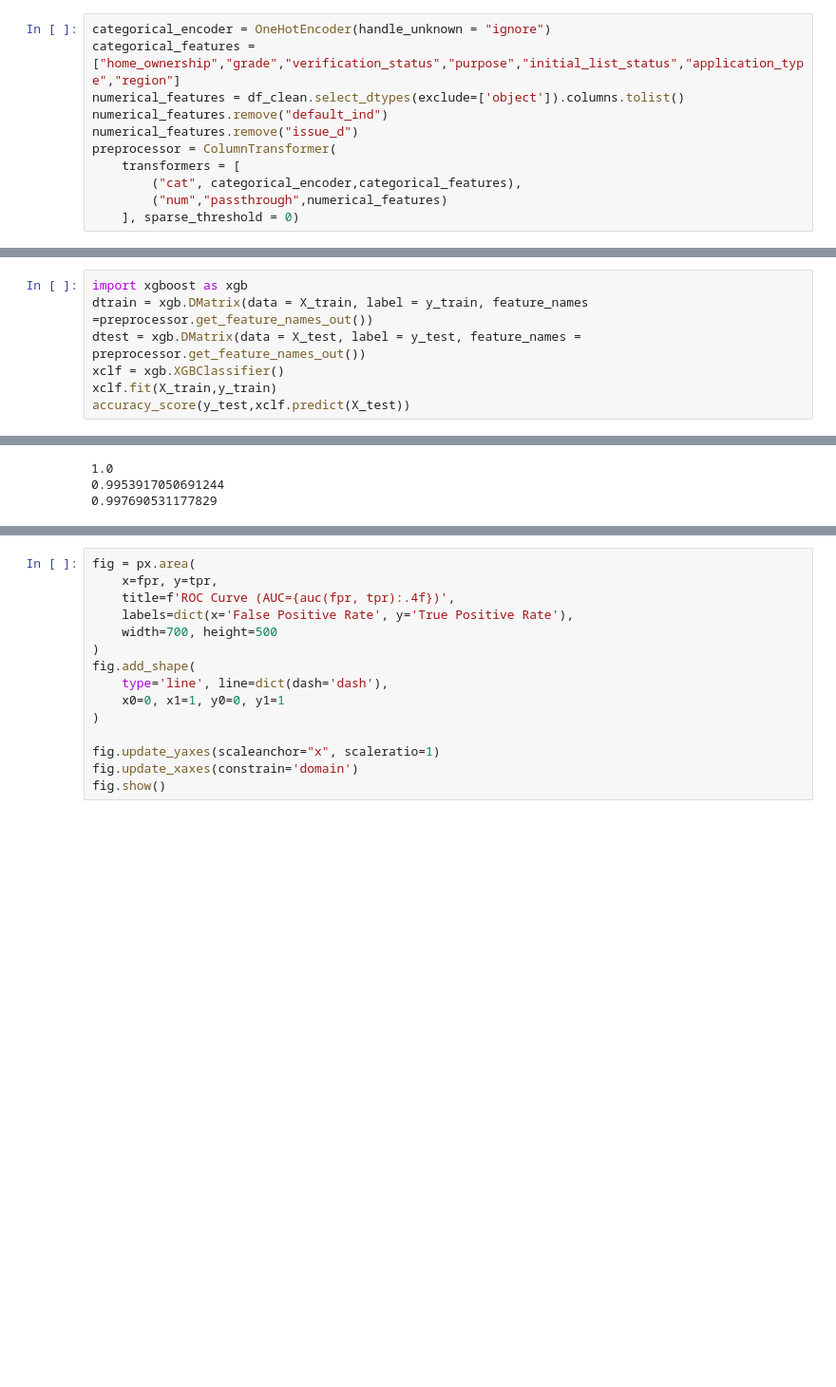
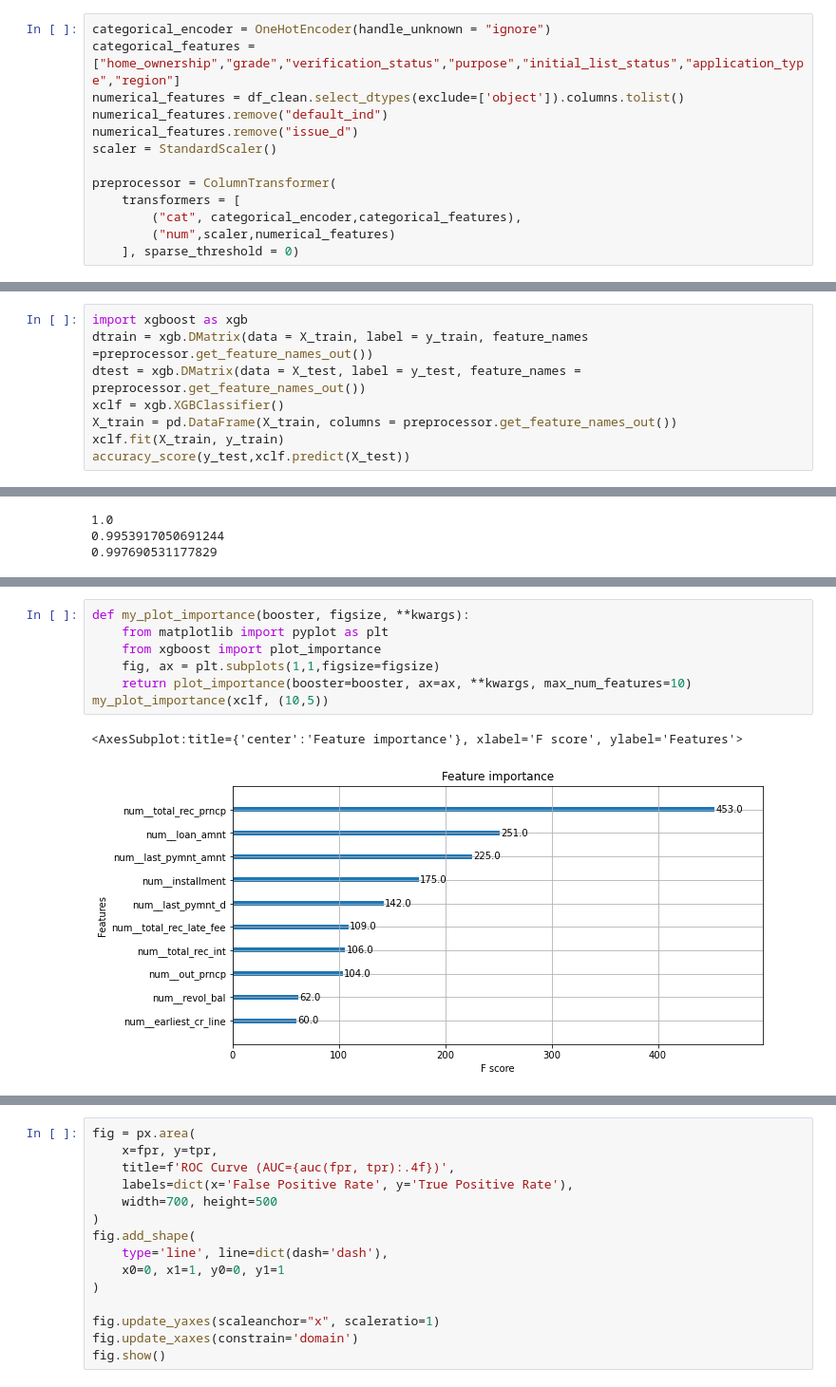
Before and after one commit to Saaj2000/xyzcorp, a Jupyter notebook: Assessment_Classifcation.ipynb, the cells around one changed output, grey strips where cells are left out. Shown at 95% size. Drawn from its saved outputs; the diff is of its cells as text; blank space fills up the shorter version.

```diff
--- a/Assessment_Classifcation.ipynb
+++ b/Assessment_Classifcation.ipynb
@@ -235,8 +258,10 @@ categorical_features = ["home_ownership","grade","verification_status","purpose"
 numerical_features = df_clean.select_dtypes(exclude=['object']).columns.tolist()
 numerical_features.remove("default_ind")
 numerical_features.remove("issue_d")
+scaler = StandardScaler()
+
 preprocessor = ColumnTransformer(
     transformers = [
         ("cat", categorical_encoder,categorical_features),
-        ("num","passthrough",numerical_features)
+        ("num",scaler,numerical_features)
     ], sparse_threshold = 0)
@@ -295,7 +340,8 @@ import xgboost as xgb
 dtrain = xgb.DMatrix(data = X_train, label = y_train, feature_names =preprocessor.get_feature_names_out())
 dtest = xgb.DMatrix(data = X_test, label = y_test, feature_names = preprocessor.get_feature_names_out())
 xclf = xgb.XGBClassifier()
-xclf.fit(X_train,y_train)
+X_train = pd.DataFrame(X_train, columns = preprocessor.get_feature_names_out())
+xclf.fit(X_train, y_train)
 accuracy_score(y_test,xclf.predict(X_test))
 # %% [output]
 0.9999957279015025
@@ -310,0 +369,10 @@ print(f1_score(y_test,xclf.predict(X_test)))
+# %%
+def my_plot_importance(booster, figsize, **kwargs):
+    from matplotlib import pyplot as plt
+    from xgboost import plot_importance
+    fig, ax = plt.subplots(1,1,figsize=figsize)
+    return plot_importance(booster=booster, ax=ax, **kwargs, max_num_features=10)
+my_plot_importance(xclf, (10,5))
+# %% [output]
+<AxesSubplot:title={'center':'Feature importance'}, xlabel='F score', ylabel='Features'>
+[figure, added]
```
Also changed, not shown: parts of 11 cells of this notebook.
